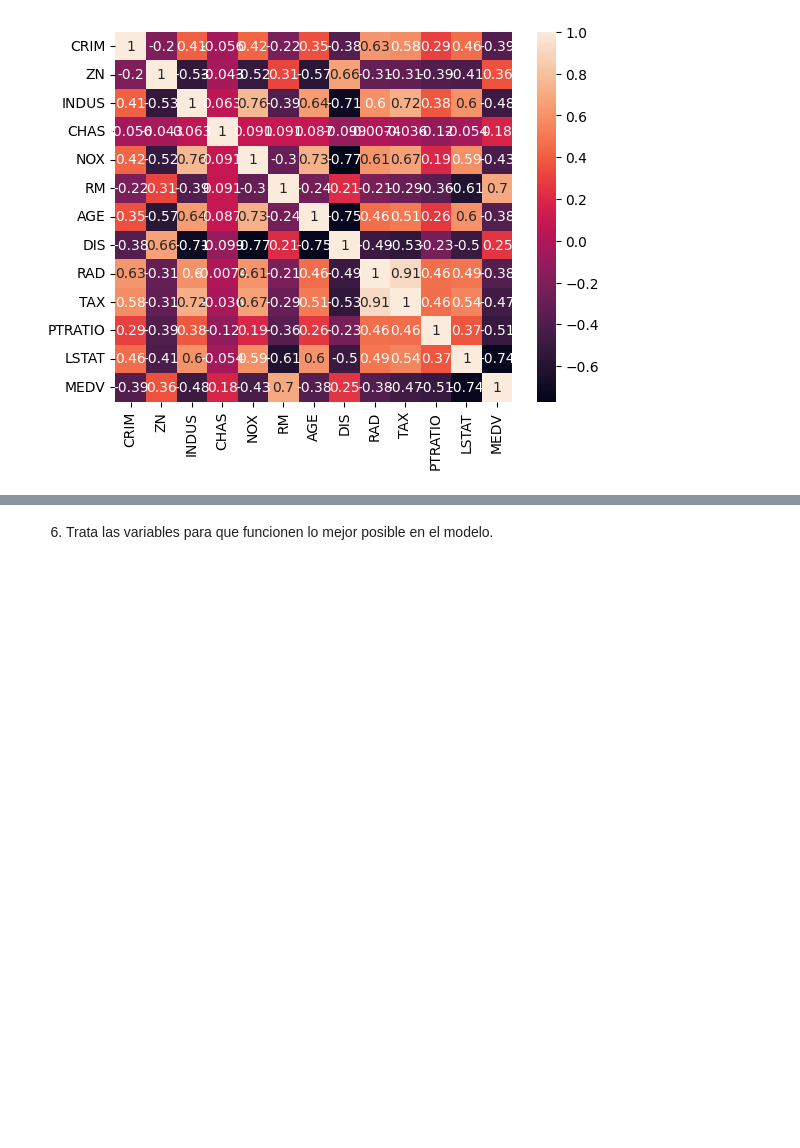
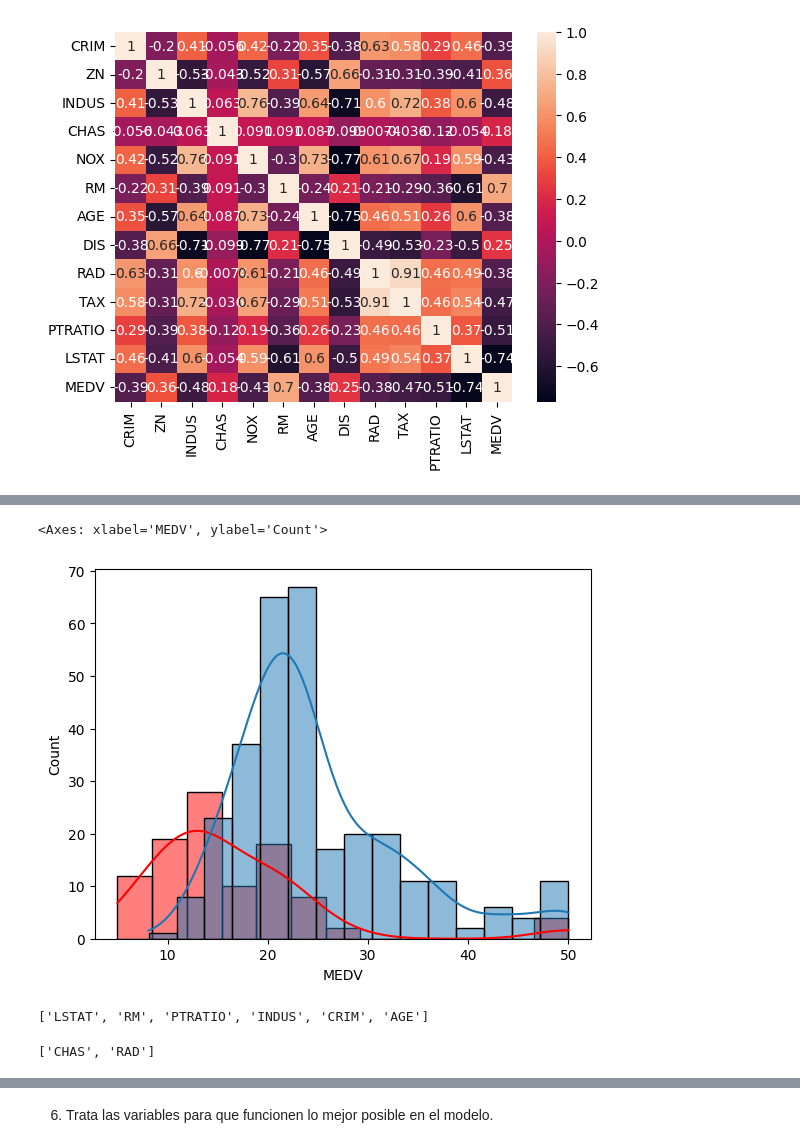
Before and after one commit to MariaRepository/ONLINE_DS_THEBRIDGE_MariaFernandez, a Jupyter notebook: 04_Machine_Learning/Sprint_12/Unidad_01/Practica_Obligatoria/18_Practica_Obligatoria_Regresion_Lineal_y_Regularización.ipynb, the cells around one changed output, grey strips where cells are left out. Drawn from its saved outputs; the diff is of its cells as text; code cells hidden in the pictures; blank space fills up the shorter version.

```diff
--- a/04_Machine_Learning/Sprint_12/Unidad_01/Practica_Obligatoria/18_Practica_Obligatoria_Regresion_Lineal_y_Regularización.ipynb
+++ b/04_Machine_Learning/Sprint_12/Unidad_01/Practica_Obligatoria/18_Practica_Obligatoria_Regresion_Lineal_y_Regularización.ipynb
@@ -166,0 +258,14 @@ plt.show();
+# %%
+sns.histplot(x= target, data = train_set[train_set.RAD == 24], kde = True, color = "red")
+sns.histplot(x= target, data = train_set[train_set.RAD != 24], kde = True)
+# %% [output]
+<Axes: xlabel='MEDV', ylabel='Count'>
+[figure, added]
+# %%
+features_num
+# %% [output]
+['LSTAT', 'RM', 'PTRATIO', 'INDUS', 'CRIM', 'AGE']
+# %%
+features_cat
+# %% [output]
+['CHAS', 'RAD']
```
Also changed, not shown: parts of 35 cells of this notebook, 19 other files.
